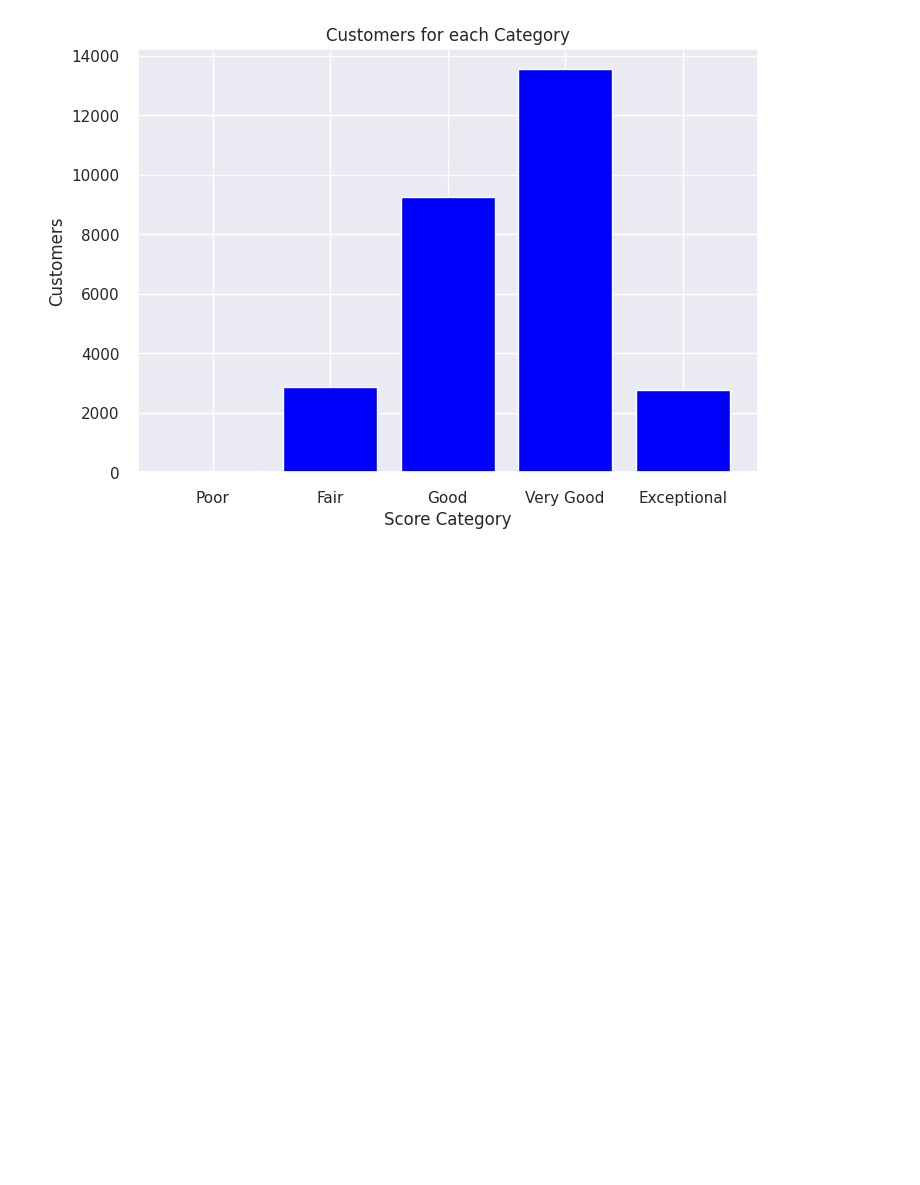
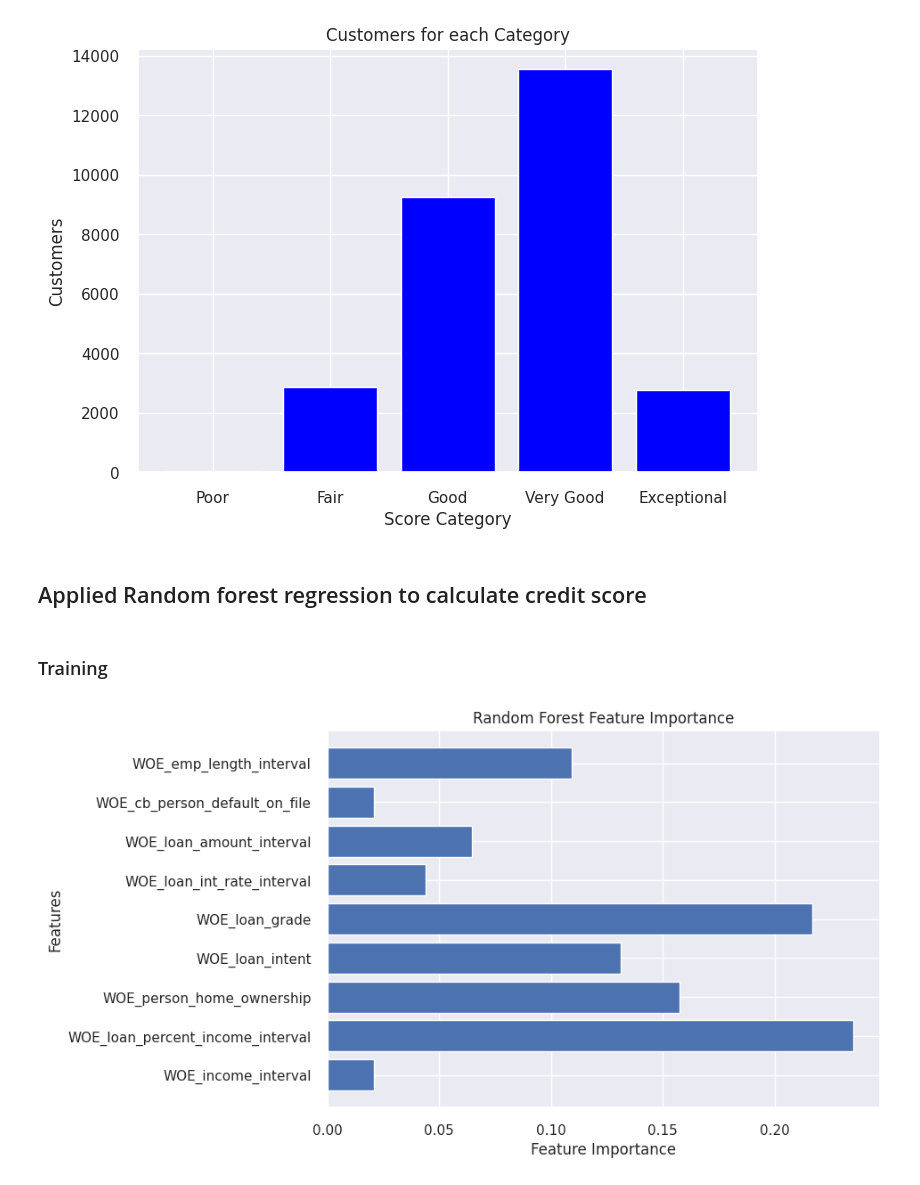
Before and after one commit to cianyu12/Credit-risk-study, a Jupyter notebook: Credit_Risk_Approval_Model.ipynb, the cells around one changed output. Saved outputs shown, nothing was run; the diff lists cells and outputs as text; code cells hidden in the pictures; blank space fills up the shorter version.

```diff
--- a/Credit_Risk_Approval_Model.ipynb
+++ b/Credit_Risk_Approval_Model.ipynb
@@ -1164,3 +1166,39 @@ plt.title('Customers for each Category')
 plt.show()
 # %% [output]
 [figure]
+# %% [markdown]
+## Applied Random forest regression to calculate credit score
+# %% [markdown]
+### Training
+# %%
+from sklearn.ensemble import RandomForestRegressor
+
+#WOE column
+x_col_name = df_logic.filter(regex='^WOE')
+#remove column
+x_col_name = x_col_name.drop('WOE_Age_interval',axis=1)
+x_factor = x_col_name.columns
+# Split the data into training and testing sets
+train_logic_rf, test_logic_rf = train_test_split(df_logic, test_size=0.3, random_state=40)
+
+# Define the features (x_factor) and target variable (loan_status)
+X_train = train_logic_rf[x_factor]
+y_train = train_logic_rf['loan_status']
+X_test = test_logic_rf[x_factor]
+y_test = test_logic_rf['loan_status']
+
+# Create and train the Random Forest Regressor
+rf_model = RandomForestRegressor(random_state=40)
+rf_model.fit(X_train, y_train)
+
+# Make predictions on the test set
+y_pred = rf_model.predict(X_train)
+# %%
+feature_importances = rf_model.feature_importances_
+plt.barh(X_train.columns, feature_importances)
+plt.xlabel('Feature Importance')
+plt.ylabel('Features')
+plt.title('Random Forest Feature Importance')
+plt.show()
+# %% [output]
+[figure, added]
```
Also changed, not shown: parts of 30 cells of this notebook.
